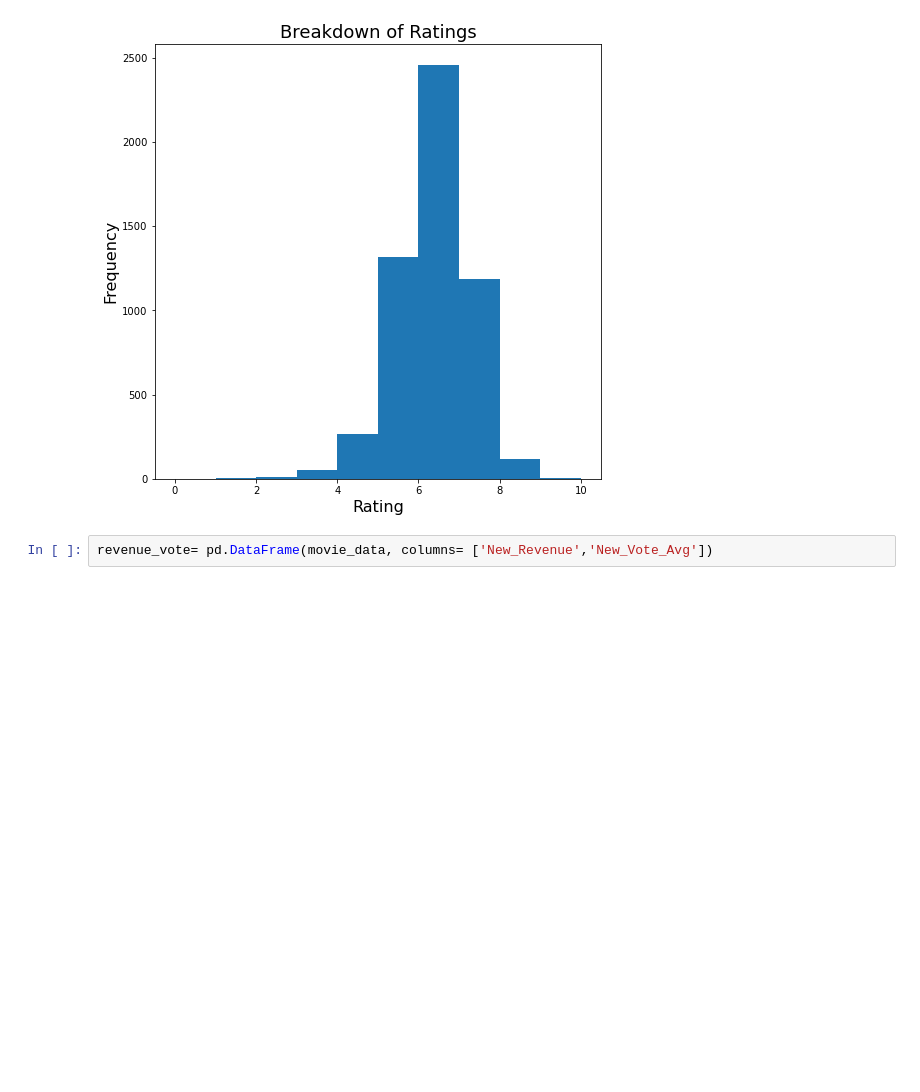
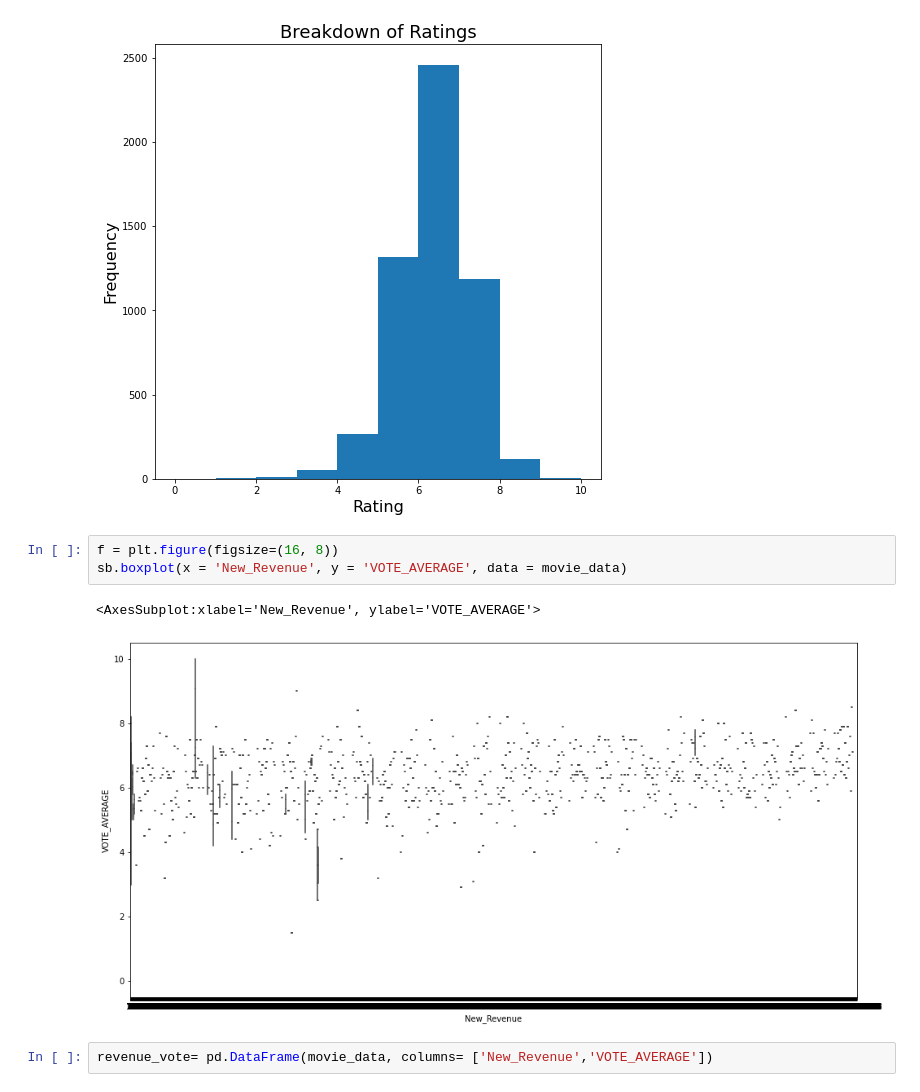
Before and after one commit to EZQQQQ/Movie-Analysis, a Jupyter notebook: MAIN-Copy1.ipynb, the cells around one changed output. Drawn from its saved outputs; the diff is of its cells as text; blank space fills up the shorter version.

```diff
--- a/MAIN-Copy1.ipynb
+++ b/MAIN-Copy1.ipynb
@@ -372,6 +368,12 @@ plt.xlabel('Rating', fontsize = 16)
 plt.ylabel('Frequency', fontsize = 16);
 # %% [output]
 [figure]
+# %%
+f = plt.figure(figsize=(16, 8))
+sb.boxplot(x = 'New_Revenue', y = 'VOTE_AVERAGE', data = movie_data)
+# %% [output]
+<AxesSubplot:xlabel='New_Revenue', ylabel='VOTE_AVERAGE'>
+[figure, added]
 # %%
-revenue_vote= pd.DataFrame(movie_data, columns= ['New_Revenue','New_Vote_Avg'])
+revenue_vote= pd.DataFrame(movie_data, columns= ['New_Revenue','VOTE_AVERAGE'])
 # %%
```
Also changed, not shown: parts of 18 cells of this notebook.
